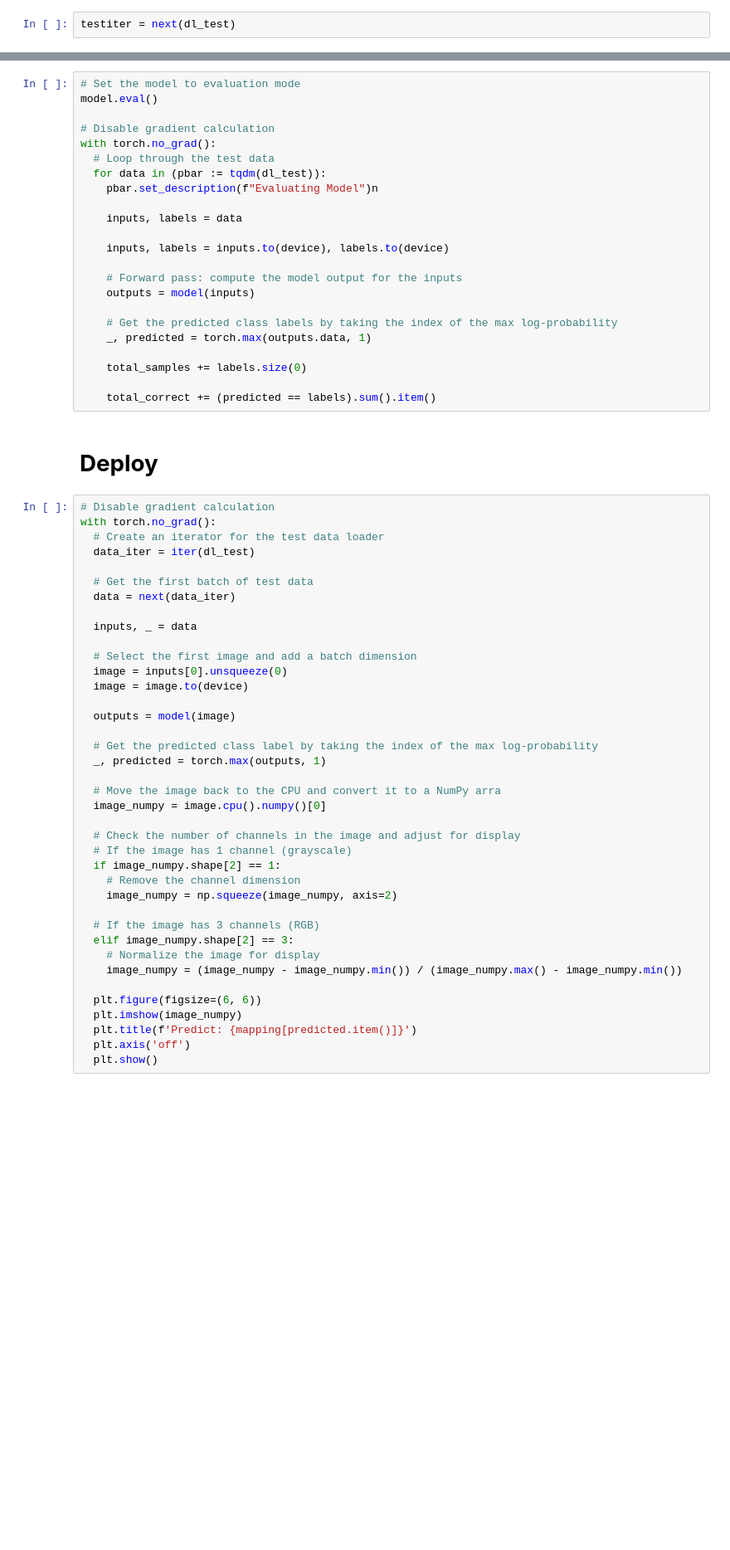
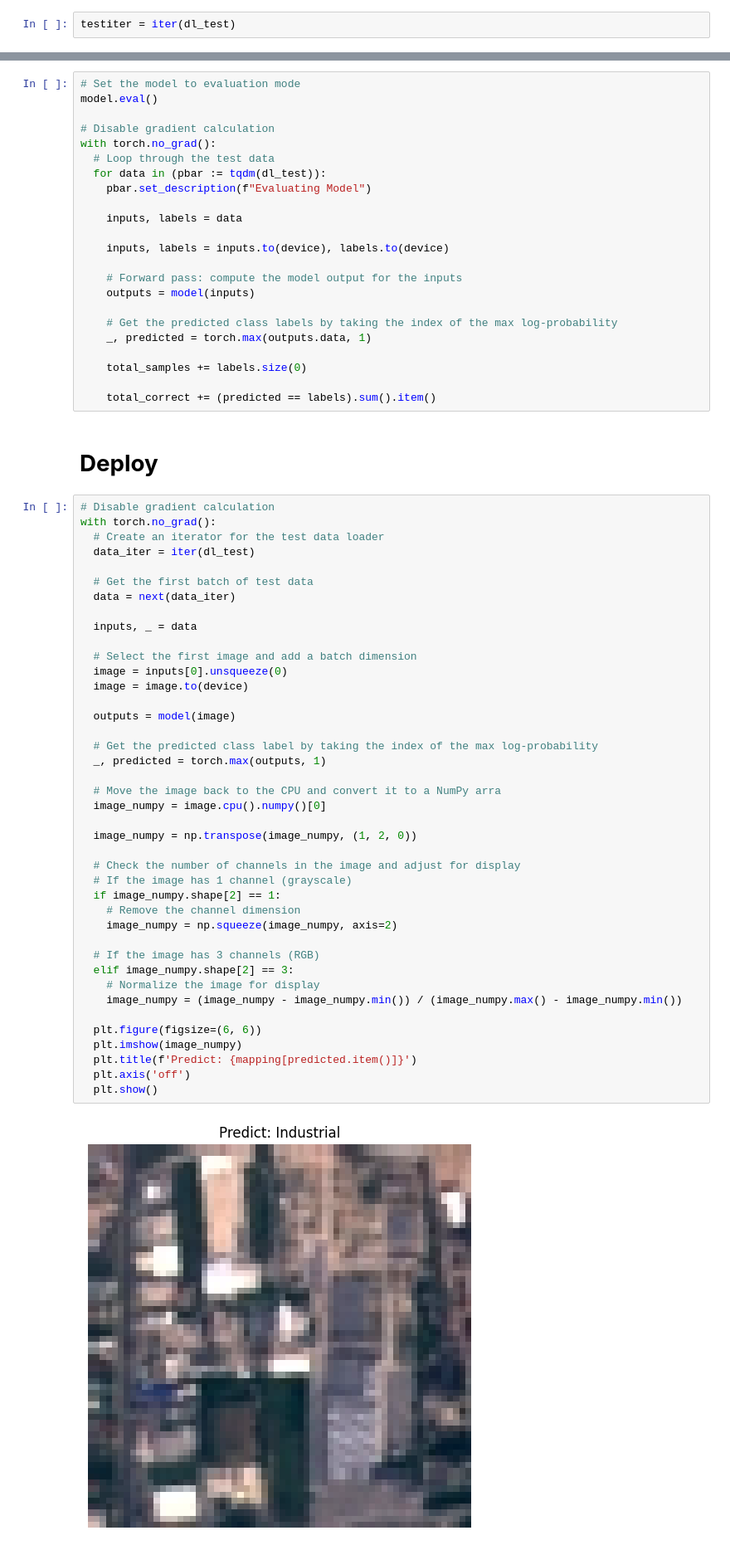
Before and after one commit to MarcBarreto/Satellite-image-classifier, a Jupyter notebook: satellite_image_classifier.ipynb, the cells around one changed output, grey strips where cells are left out. Shown at 83% size. Saved outputs shown, nothing was run; the diff lists cells and outputs as text; blank space fills up the shorter version.

Commit message:
Adjust Plotting image

```diff
--- a/satellite_image_classifier.ipynb
+++ b/satellite_image_classifier.ipynb
@@ -270,7 +304,7 @@ optimizer = optim.Adam(model.parameters())
 # %%
 epochs = 30
 # %%
-testiter = next(dl_test)
+testiter = iter(dl_test)
 # %%
 %%time
 
@@ -345,7 +393,7 @@ model.eval()
 with torch.no_grad():
   # Loop through the test data
   for data in (pbar := tqdm(dl_test)):
-    pbar.set_description(f"Evaluating Model")n
+    pbar.set_description(f"Evaluating Model")
 
     inputs, labels = data
 
@@ -374,30 +422,34 @@ with torch.no_grad():
   inputs, _ = data
 
   # Select the first image and add a batch dimension
   image = inputs[0].unsqueeze(0)
   image = image.to(device)
 
   outputs = model(image)
 
   # Get the predicted class label by taking the index of the max log-probability
   _, predicted = torch.max(outputs, 1)
 
   # Move the image back to the CPU and convert it to a NumPy arra
   image_numpy = image.cpu().numpy()[0]
 
+  image_numpy = np.transpose(image_numpy, (1, 2, 0))
+
   # Check the number of channels in the image and adjust for display
   # If the image has 1 channel (grayscale)
   if image_numpy.shape[2] == 1:
     # Remove the channel dimension
     image_numpy = np.squeeze(image_numpy, axis=2)
 
   # If the image has 3 channels (RGB)
   elif image_numpy.shape[2] == 3:
     # Normalize the image for display
     image_numpy = (image_numpy - image_numpy.min()) / (image_numpy.max() - image_numpy.min())
 
   plt.figure(figsize=(6, 6))
   plt.imshow(image_numpy)
   plt.title(f'Predict: {mapping[predicted.item()]}')
   plt.axis('off')
   plt.show()
+# %% [output]
+[figure, added]
```
Also changed, not shown: parts of 5 cells of this notebook.
